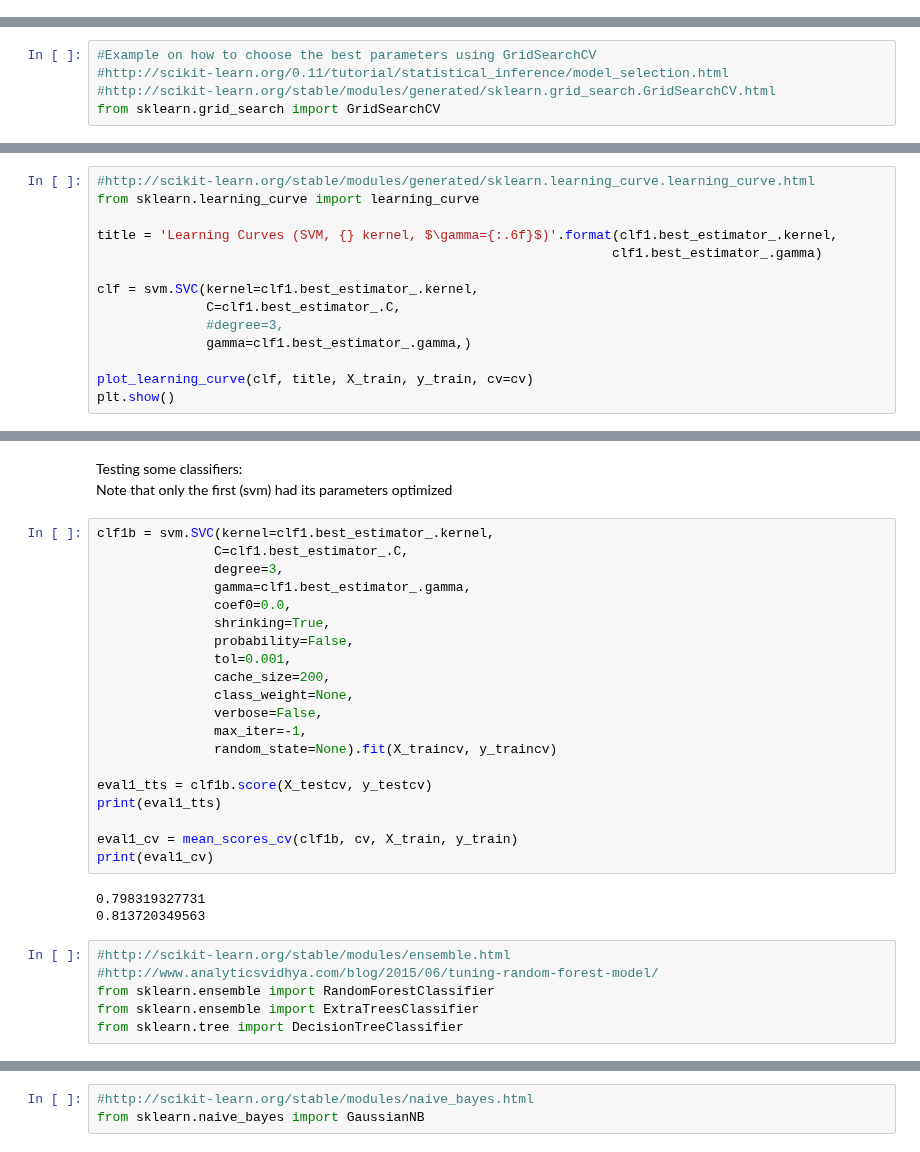
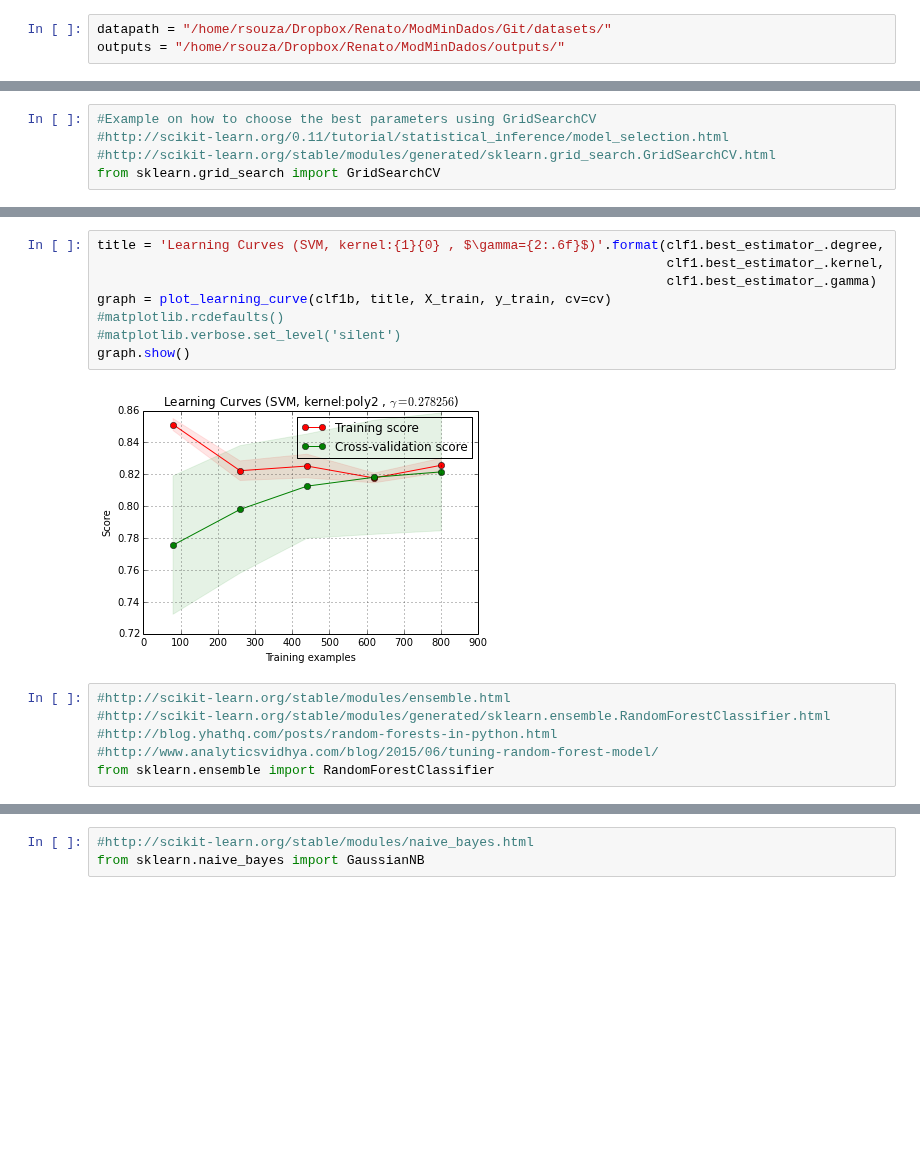
Before and after one commit to rsouza/MMD, a Jupyter notebook: scripts/Ex02_Kaggle_Titanic.ipynb, the cells around one changed output, grey strips where cells are left out. Cells and saved outputs as stored; diff of their text form; blank space fills up the shorter version.

```diff
--- a/scripts/Ex02_Kaggle_Titanic.ipynb
+++ b/scripts/Ex02_Kaggle_Titanic.ipynb
@@ -63,3 +67,6 @@ from statsmodels import api as smf
 # %% [markdown]
 Carregando o dataset:
+# %%
+datapath = "/home/rsouza/Dropbox/Renato/ModMinDados/Git/datasets/"
+outputs = "/home/rsouza/Dropbox/Renato/ModMinDados/outputs/"
 # %%
@@ -432,14 +457,0 @@ def plot_learning_curve(estimator, title, X, y, ylim=None, cv=None,
-# %%
-#http://scikit-learn.org/stable/modules/generated/sklearn.learning_curve.learning_curve.html
-from sklearn.learning_curve import learning_curve
-
-title = 'Learning Curves (SVM, {} kernel, $\gamma={:.6f}$)'.format(clf1.best_estimator_.kernel,
-                                                                  clf1.best_estimator_.gamma)
-
-clf = svm.SVC(kernel=clf1.best_estimator_.kernel,
-              C=clf1.best_estimator_.C,
-              #degree=3,
-              gamma=clf1.best_estimator_.gamma,)
-
-plot_learning_curve(clf, title, X_train, y_train, cv=cv)
-plt.show()
@@ -482,34 +458,18 @@ plt.show()
-# %% [markdown]
-Testing some classifiers:
-Note that only the first (svm) had its parameters optimized
-# %%
-clf1b = svm.SVC(kernel=clf1.best_estimator_.kernel,
-               C=clf1.best_estimator_.C,
-               degree=3,
-               gamma=clf1.best_estimator_.gamma,
-               coef0=0.0,
-               shrinking=True,
-               probability=False,
-               tol=0.001,
-               cache_size=200,
-               class_weight=None,
-               verbose=False,
-               max_iter=-1,
-               random_state=None).fit(X_traincv, y_traincv)
-
-eval1_tts = clf1b.score(X_testcv, y_testcv)
-print(eval1_tts)
-
-eval1_cv = mean_scores_cv(clf1b, cv, X_train, y_train)
-print(eval1_cv)
-# %% [output]
-0.798319327731
-0.813720349563
+# %%
+title = 'Learning Curves (SVM, kernel:{1}{0} , $\gamma={2:.6f}$)'.format(clf1.best_estimator_.degree,
+                                                                         clf1.best_estimator_.kernel,
+                                                                         clf1.best_estimator_.gamma)
+graph = plot_learning_curve(clf1b, title, X_train, y_train, cv=cv)
+#matplotlib.rcdefaults()
+#matplotlib.verbose.set_level('silent')
+graph.show()
+# %% [output]
+[figure, added]
 # %%
 #http://scikit-learn.org/stable/modules/ensemble.html
+#http://scikit-learn.org/stable/modules/generated/sklearn.ensemble.RandomForestClassifier.html
+#http://blog.yhathq.com/posts/random-forests-in-python.html
 #http://www.analyticsvidhya.com/blog/2015/06/tuning-random-forest-model/
 from sklearn.ensemble import RandomForestClassifier
-from sklearn.ensemble import ExtraTreesClassifier
-from sklearn.tree import DecisionTreeClassifier
 # %%
 clf2 = RandomForestClassifier(n_estimators=100,
```
Also changed, not shown: parts of 22 cells of this notebook.
